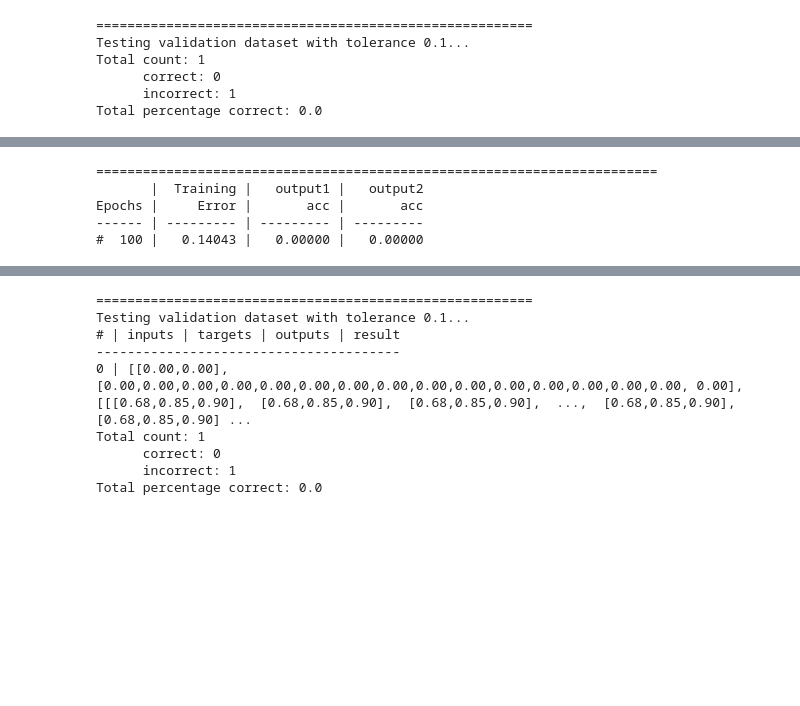
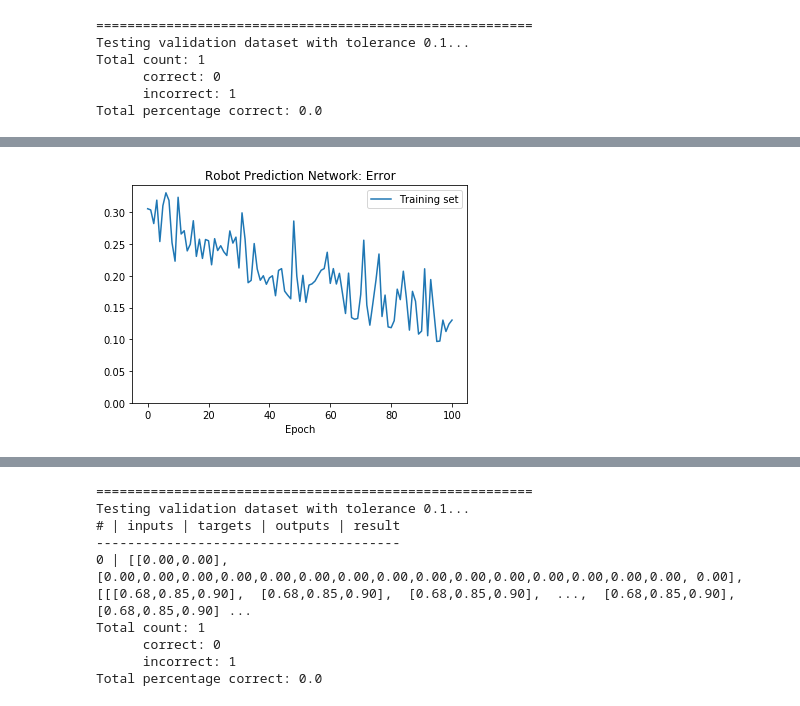
Before and after one commit to ArtificialIntelligenceToolkit/conx, a Jupyter notebook: notebooks/Robot Simulation.ipynb, the cells around one changed output, grey strips where cells are left out. Drawn from its saved outputs; the diff is of its cells as text; code cells hidden in the pictures; blank space fills up the shorter version.

```diff
--- a/notebooks/Robot Simulation.ipynb
+++ b/notebooks/Robot Simulation.ipynb
@@ -158,5 +164,10 @@ Total count: 1
       incorrect: 1
 Total percentage correct: 0.0
 # %%
-net.train(epochs=100, plot=True)
+if net.saved():
+    net.load()
+    net.plot_loss_acc()
+else:
+    net.train(epochs=100, plot=True)
+    net.save()
 # %% [output]
@@ -164,8 +174,4 @@ net.train(epochs=100, plot=True)
-========================================================================
-       |  Training |   output1 |   output2
-Epochs |     Error |       acc |       acc
------- | --------- | --------- | ---------
-#  100 |   0.14043 |   0.00000 |   0.00000
+[figure, added]
 # %%
 net.plot("all")
 # %% [output]
```
Also changed, not shown: parts of 6 cells of this notebook.
